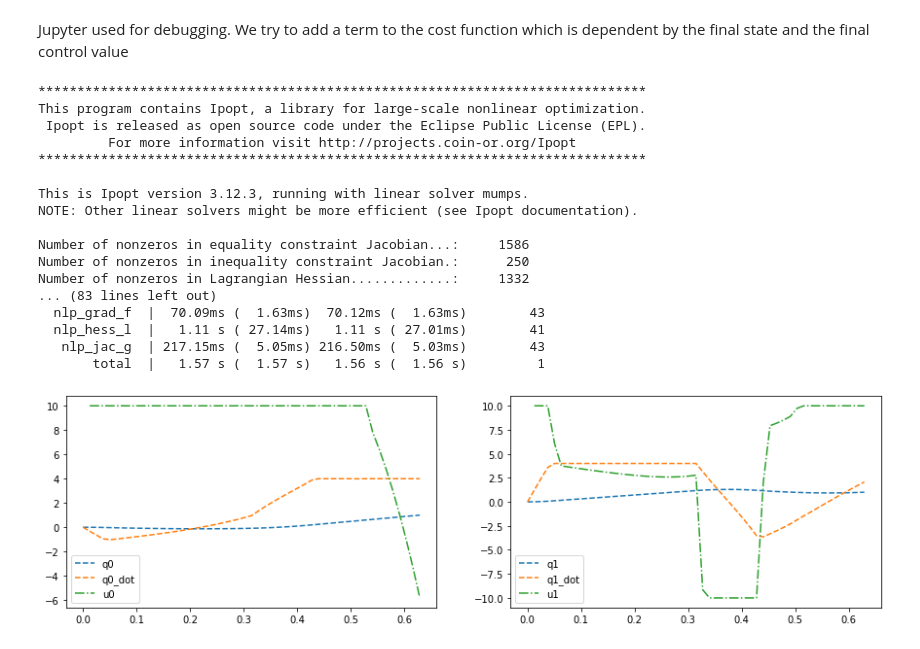
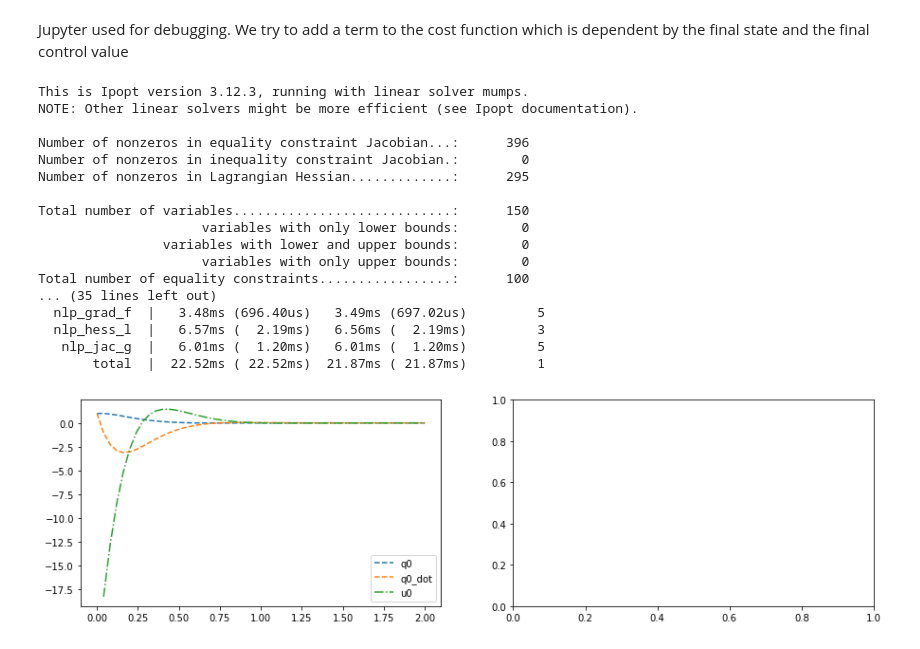
Before and after one commit to abcamiletto/flex, a Jupyter notebook: urdf_optcontrol/Jupyters/URDF2OptimalControl.ipynb, the cells around one changed output. Drawn from its saved outputs; the diff is of its cells as text; code cells hidden in the pictures.

```diff
--- a/urdf_optcontrol/Jupyters/URDF2OptimalControl.ipynb
+++ b/urdf_optcontrol/Jupyters/URDF2OptimalControl.ipynb
@@ -272,68 +359,45 @@ class Urdf2Moon:
 # %%
 if __name__ == '__main__':
     if True:
         urdf_path = "../urdf/rrbot.urdf"
         root = "link1"
-        end = "link3"
+        end = "link2"
         def trajectory_target(t):
             q = [0, 0]
             return q
-        in_cond = [0]*4
-    else:
-        urdf_path = "./urdf/panda.urdf"
-        root = "panda_link0"
-        end = "panda_link8"
-        def trajectory_target(t):
-            q = [0]*7
-            return q
-        in_cond = [0,-0.78,0,-2.36,0,1.57,0.78] + [0.1]*7
+        in_cond = [1]*2
 
 
     def my_cost_func(q, qd, u):
-        return 1
-        # return 10 * cs.mtimes(q.T,q) + cs.mtimes(u.T,u) / 100
+        return 10 * cs.mtimes(q.T,q) + cs.mtimes(u.T,u) / 10
 
     def my_final_term_cost(q_f, qd_f, u_f):
         return 100*cs.mtimes(q_f.T,q_f)  # + cs.mtimes(qd_f.T,qd_f)
 
 
-    def my_constraint1(q, q_dot, u, ee_pos):
-        return [-10, -10], u, [10, 10]
-    def my_constraint2(q, q_dot, u, ee_pos):
-        return [-4, -4], q_dot, [4, 4]
-    def my_constraint3(q, q_dot, u, ee_pos):
-        return 0, ee_pos[0]**2 + ee_pos[1]**2 + ee_pos[2]**2, 20
-    my_constraints=[my_constraint1, my_constraint2, my_constraint3]
-
-    def my_final_constraint1(q, q_dot, u, ee_pos):
-        return [1, 1], q, [1, 1]
-    def my_final_constraint2(q, q_dot, u, ee_pos):
-        return [0.757324, 0.2, 2.43627], ee_pos, [0.757324, 0.2, 2.43627]
-    my_final_constraints = [my_final_constraint1]
-
     time_horizon = 1
     steps = 50
+    B = {'J1' : 1}
 
     urdf_2_opt = Urdf2Moon(urdf_path, root, end)
-    opt = urdf_2_opt.solve(my_cost_func, steps, in_cond, trajectory_target, final_term_cost=my_final_term_cost,
-                           my_constraint=my_constraints, my_final_constraint=my_final_constraints)
+    opt = urdf_2_opt.solve(my_cost_func, steps, in_cond, trajectory_target, time_horizon=2)
     fig = urdf_2_opt.print_results()
 # %% [output]
-******************************************************************************
-This program contains Ipopt, a library for large-scale nonlinear optimization.
- Ipopt is released as open source code under the Eclipse Public License (EPL).
-         For more information visit http://projects.coin-or.org/Ipopt
-******************************************************************************
-
 This is Ipopt version 3.12.3, running with linear solver mumps.
 NOTE: Other linear solvers might be more efficient (see Ipopt documentation).
 
-Number of nonzeros in equality constraint Jacobian...:     1586
-Number of nonzeros in inequality constraint Jacobian.:      250
-Number of nonzeros in Lagrangian Hessian.............:     1332
-... (83 lines left out)
-  nlp_grad_f  |  70.09ms (  1.63ms)  70.12ms (  1.63ms)        43
-  nlp_hess_l  |   1.11 s ( 27.14ms)   1.11 s ( 27.01ms)        41
-   nlp_jac_g  | 217.15ms (  5.05ms) 216.50ms (  5.03ms)        43
-       total  |   1.57 s (  1.57 s)   1.56 s (  1.56 s)         1
+Number of nonzeros in equality constraint Jacobian...:      396
+Number of nonzeros in inequality constraint Jacobian.:        0
+Number of nonzeros in Lagrangian Hessian.............:      295
+
+Total number of variables............................:      150
+                     variables with only lower bounds:        0
+                variables with lower and upper bounds:        0
+                     variables with only upper bounds:        0
+Total number of equality constraints.................:      100
+... (35 lines left out)
+  nlp_grad_f  |   3.48ms (696.40us)   3.49ms (697.02us)         5
+  nlp_hess_l  |   6.57ms (  2.19ms)   6.56ms (  2.19ms)         3
+   nlp_jac_g  |   6.01ms (  1.20ms)   6.01ms (  1.20ms)         5
+       total  |  22.52ms ( 22.52ms)  21.87ms ( 21.87ms)         1
-[figure, old version]
+[figure, new version]
```
Also changed, not shown: parts of 2 cells of this notebook, 3 other files.
